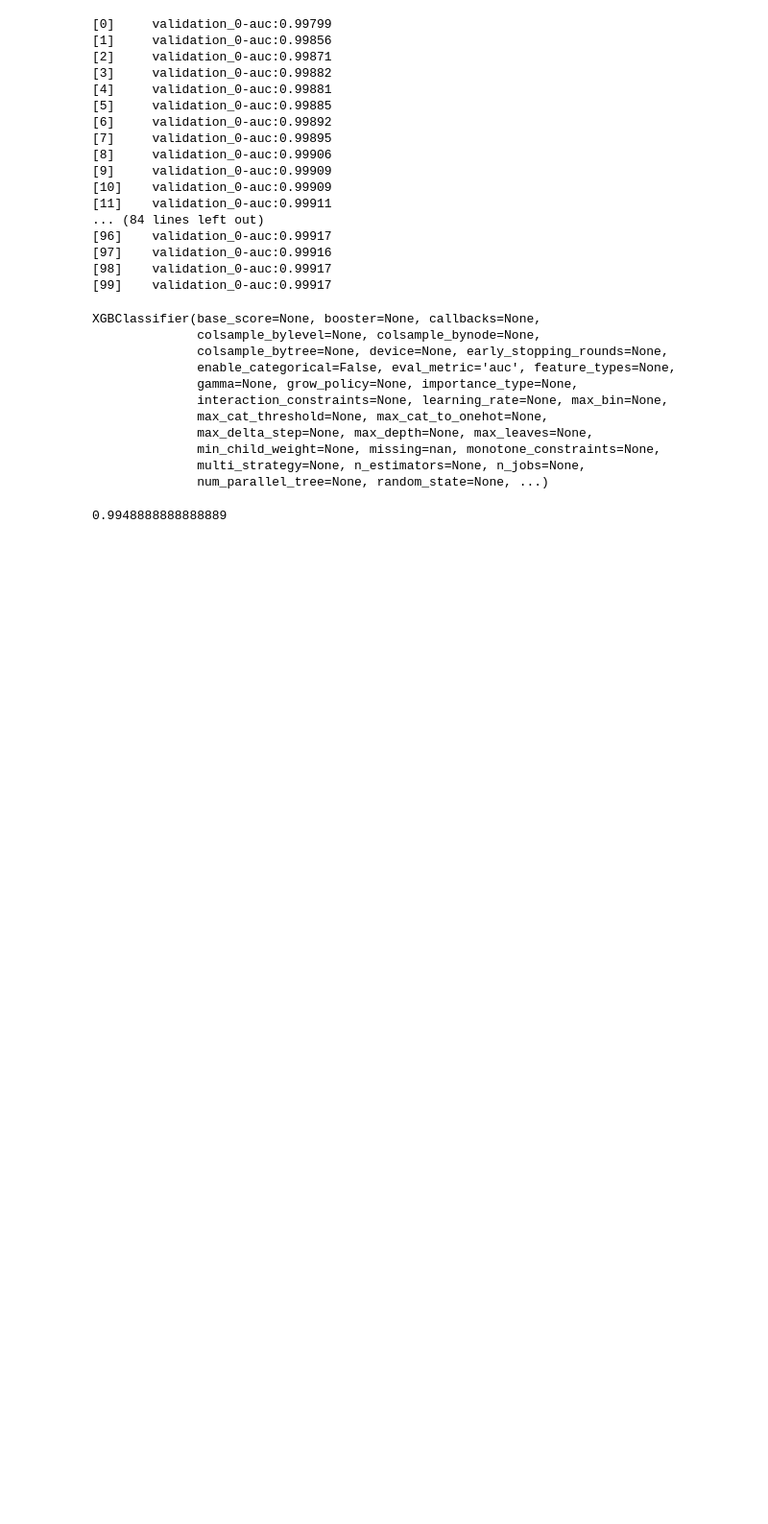
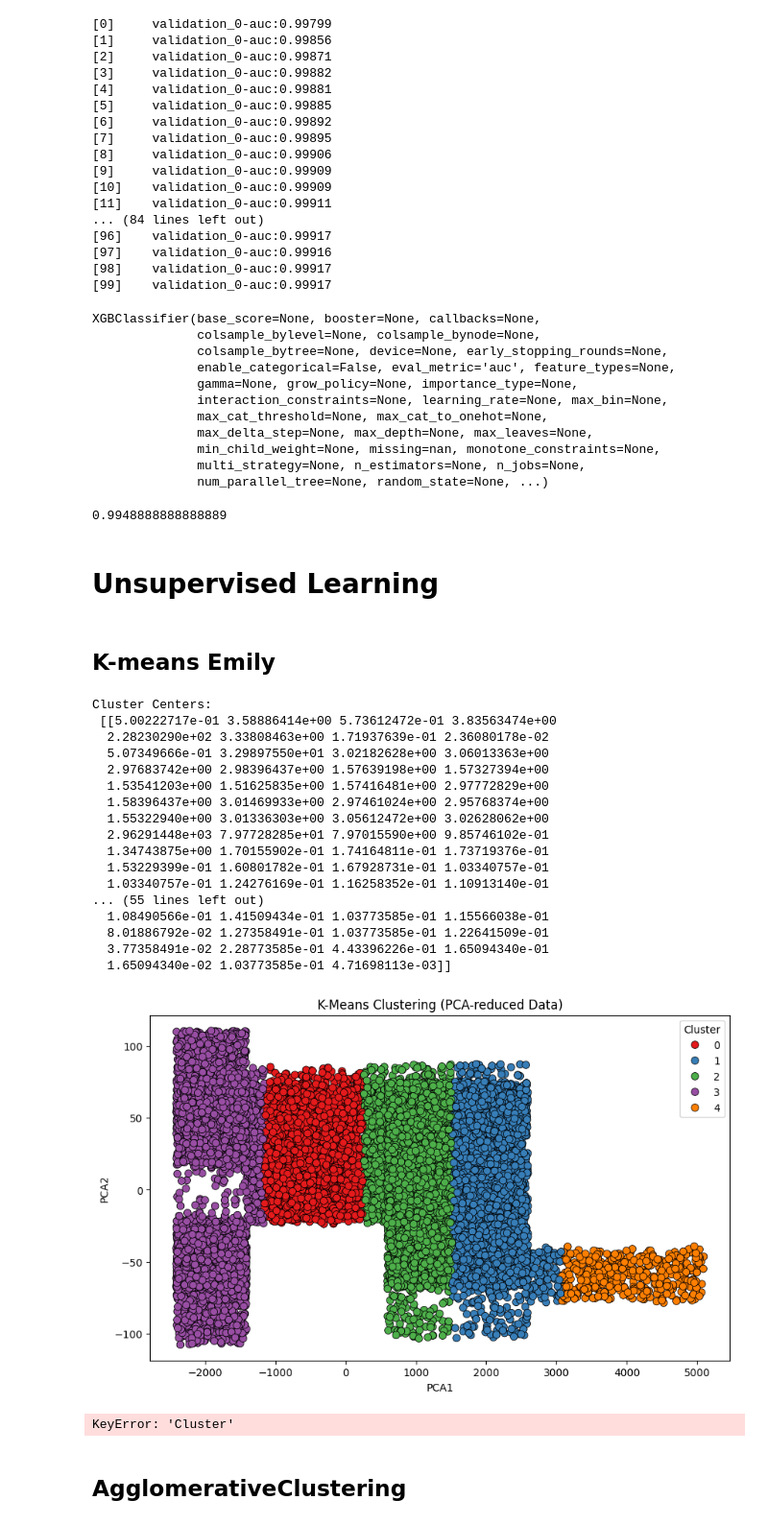
Before and after one commit to Emroullier/hr-data-analytics, a Jupyter notebook: notebooks/DecisionTree & Extreme Gradient Tree Boosting.ipynb, the cells around one changed output. Shown: that part at 96% size. Drawn from its saved outputs; the diff is of its cells as text; code cells hidden in the pictures; blank space fills up the shorter version.

Commit message:
unsupervised learning models

```diff
--- a/notebooks/DecisionTree & Extreme Gradient Tree Boosting.ipynb
+++ b/notebooks/DecisionTree & Extreme Gradient Tree Boosting.ipynb
@@ -324,3 +324,73 @@ acc = accuracy_score(y_test, y_pred)
 acc
 # %% [output]
 0.9948888888888889
+# %% [markdown]
+# Unsupervised Learning
+# %% [markdown]
+## K-means Emily
+# %%
+kmeans = KMeans(n_clusters=5, random_state=42)
+data['Cluster'] = kmeans.fit_predict(X)
+
+# Print cluster centers
+print("Cluster Centers:\n", kmeans.cluster_centers_)
+
+# Add the cluster labels to the original data
+data['Cluster'] = kmeans.labels_
+
+# Reduce dimensions to 2D for visualization
+pca = PCA(n_components=2)
+X_pca = pca.fit_transform(X)
+
+# Create a DataFrame with the PCA components and cluster labels
+pca_df = pd.DataFrame(data=X_pca, columns=['PCA1', 'PCA2'])
+pca_df['Cluster'] = data['Cluster']
+
+# Plot the clusters
+plt.figure(figsize=(10, 6))
+sns.scatterplot(data=pca_df, x='PCA1', y='PCA2', hue='Cluster', palette='Set1', s=50, edgecolor='k')
+plt.title('K-Means Clustering (PCA-reduced Data)')
+plt.xlabel('PCA1')
+plt.ylabel('PCA2')
+plt.legend(title='Cluster')
+plt.show()
+# %% [output]
+Cluster Centers:
+ [[5.00222717e-01 3.58886414e+00 5.73612472e-01 3.83563474e+00
+  2.28230290e+02 3.33808463e+00 1.71937639e-01 2.36080178e-02
+  5.07349666e-01 3.29897550e+01 3.02182628e+00 3.06013363e+00
+  2.97683742e+00 2.98396437e+00 1.57639198e+00 1.57327394e+00
+  1.53541203e+00 1.51625835e+00 1.57416481e+00 2.97772829e+00
+  1.58396437e+00 3.01469933e+00 2.97461024e+00 2.95768374e+00
+  1.55322940e+00 3.01336303e+00 3.05612472e+00 3.02628062e+00
+  2.96291448e+03 7.97728285e+01 7.97015590e+00 9.85746102e-01
+  1.34743875e+00 1.70155902e-01 1.74164811e-01 1.73719376e-01
+  1.53229399e-01 1.60801782e-01 1.67928731e-01 1.03340757e-01
+  1.03340757e-01 1.24276169e-01 1.16258352e-01 1.10913140e-01
+... (55 lines left out)
+  1.08490566e-01 1.41509434e-01 1.03773585e-01 1.15566038e-01
+  8.01886792e-02 1.27358491e-01 1.03773585e-01 1.22641509e-01
+  3.77358491e-02 2.28773585e-01 4.43396226e-01 1.65094340e-01
+  1.65094340e-02 1.03773585e-01 4.71698113e-03]]
+[figure, added]
+# %%
+# Reduce dimensions to 2D for visualization using PCA
+pca = PCA(n_components=2)
+X_pca = pca.fit_transform(X)
+
+# Create a DataFrame with the PCA components and cluster labels
+pca_df = pd.DataFrame(data=X_pca, columns=['PCA1', 'PCA2'])
+pca_df['Cluster'] = data['Cluster']
+
+# Plot the clusters with customized appearance
+plt.figure(figsize=(10, 6))
+sns.scatterplot(data=pca_df, x='PCA1', y='PCA2', hue='Cluster', palette='Set1', s=50, edgecolor='k')
+plt.title('K-Means Clustering (PCA-reduced Data)')
+plt.xlabel('PCA1')
+plt.ylabel('PCA2')
+plt.legend(title='Cluster')
+plt.show()
+# %% [output]
+KeyError: 'Cluster'
+# %% [markdown]
+## AgglomerativeClustering
```
Also changed, not shown: parts of 2 cells of this notebook, 2 other files.
